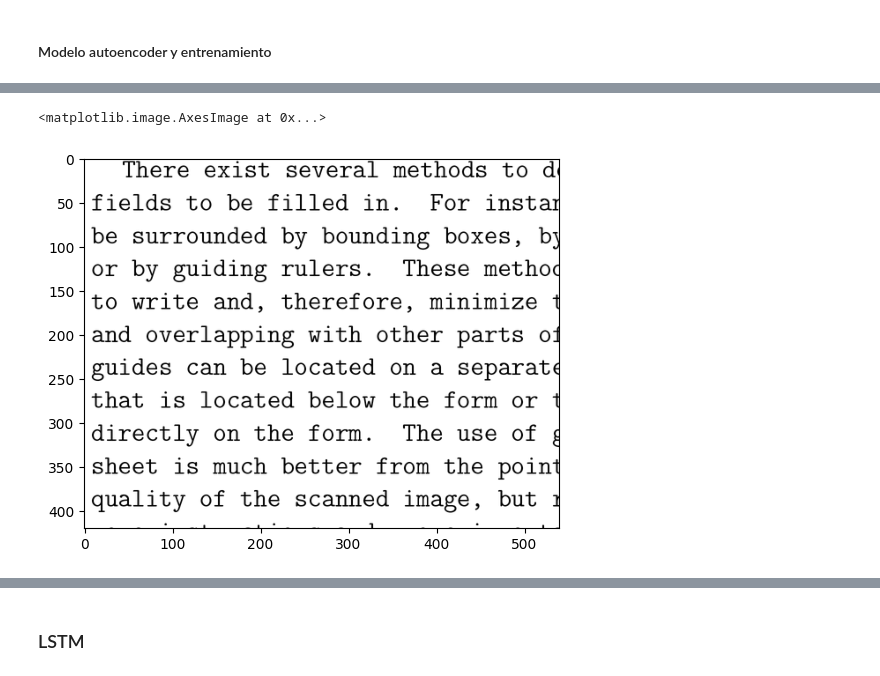
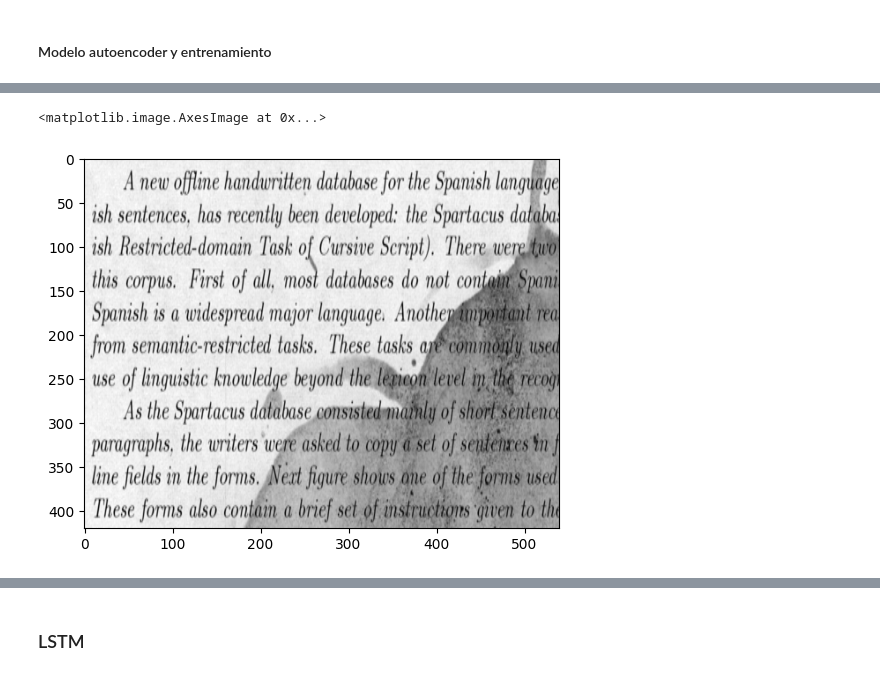
Before and after one commit to principioincertidumbre/Tarea3_MLA, a Jupyter notebook: Tarea_3_MLA.ipynb, the cells around one changed output, grey strips where cells are left out. Saved outputs shown, nothing was run; the diff lists cells and outputs as text; code cells hidden in the pictures.

```diff
--- a/Tarea_3_MLA.ipynb
+++ b/Tarea_3_MLA.ipynb
@@ -117,3 +76,32 @@ Found 72 files.
+# %%
+import cv2
+import os
+def process_image(path):
+    img = cv2.imread(path)
+    img = np.asarray(img, dtype="float32")
+    img = cv2.resize(img, (540, 420))
+    img = cv2.cvtColor(img, cv2.COLOR_BGR2GRAY)
+    img = img/255.0
+    img = np.reshape(img, (420, 540, 1))
+
+    return img
+
+X_train = []
+y_train = []
+X_test = []
+
+for f in sorted(os.listdir('train/')):
+    X_train.append(process_image('train/' + f))
+
+for f in sorted(os.listdir('train_cleaned/')):
+    y_train.append(process_image('train_cleaned/' + f))
+
+for f in sorted(os.listdir('test/')):
+    X_test.append(process_image('test/' + f))
+
+X_train = np.asarray(X_train)
+y_train = np.asarray(y_train)
+X_test = np.asarray(X_test)
 # %% [markdown]
 #### Exploración de datos
 # %%
@@ -221,6 +232,6 @@ plt.show()
 # %%
-plt.imshow(y_train_scaled[0, :, :, :], cmap='gray')
+plt.imshow(X_test[0, :, :, :], cmap = 'gray')
 # %% [output]
 <matplotlib.image.AxesImage at 0x...>
-[figure, old version]
+[figure, new version]
 # %%
```
Also changed, not shown: parts of 8 cells of this notebook.
